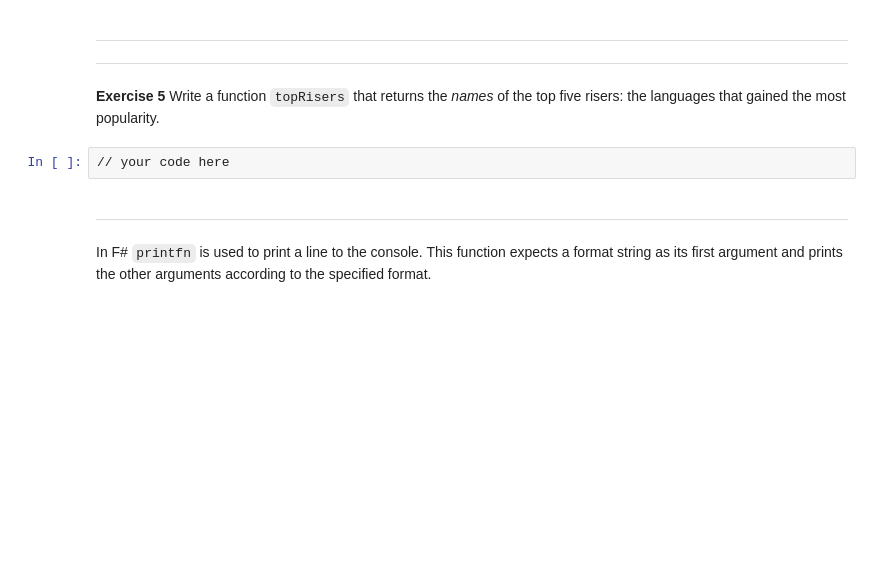
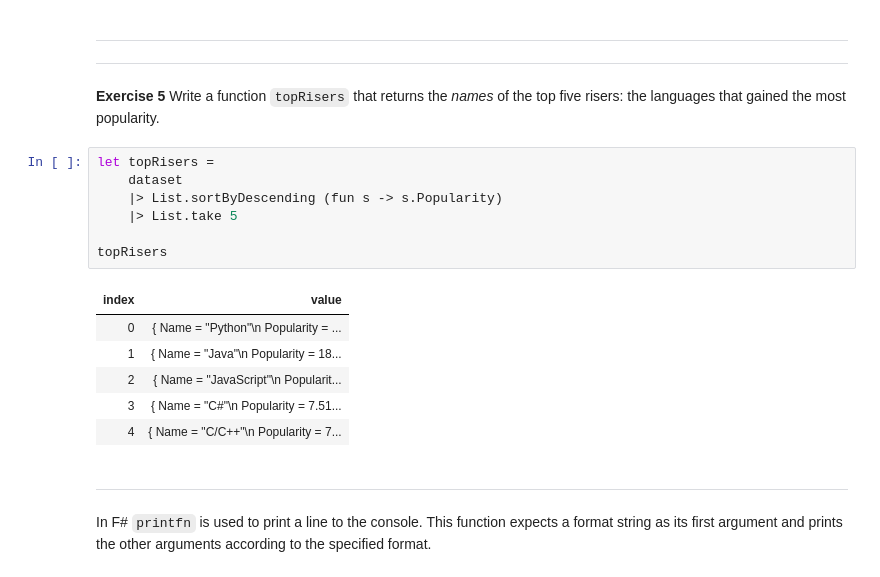
Before and after one commit to IntissarJ/FPROGHW, a Jupyter notebook: 07-pipelines.ipynb, the cells around one changed output. Cells and saved outputs as stored; diff of their text form; blank space fills up the shorter version.

```diff
--- a/07-pipelines.ipynb
+++ b/07-pipelines.ipynb
@@ -357,7 +465,19 @@ that the languages with the shortest names are on top.
 **Exercise 5** Write a function `topRisers` that returns the *names* of
 the top five risers: the languages that gained the most popularity.
 # %%
-// your code here
+let topRisers =
+    dataset
+    |> List.sortByDescending (fun s -> s.Popularity)
+    |> List.take 5
+
+topRisers
+# %% [output]
+| index | value |
+| 0 | { Name = "Python"\n Popularity = ... |
+| 1 | { Name = "Java"\n Popularity = 18... |
+| 2 | { Name = "JavaScript"\n Popularit... |
+| 3 | { Name = "C#"\n Popularity = 7.51... |
+| 4 | { Name = "C/C++"\n Popularity = 7... |
 # %% [markdown]
 ------------------------------------------------------------------------
 
```
Also changed, not shown: parts of 41 cells of this notebook, 8 other files.
